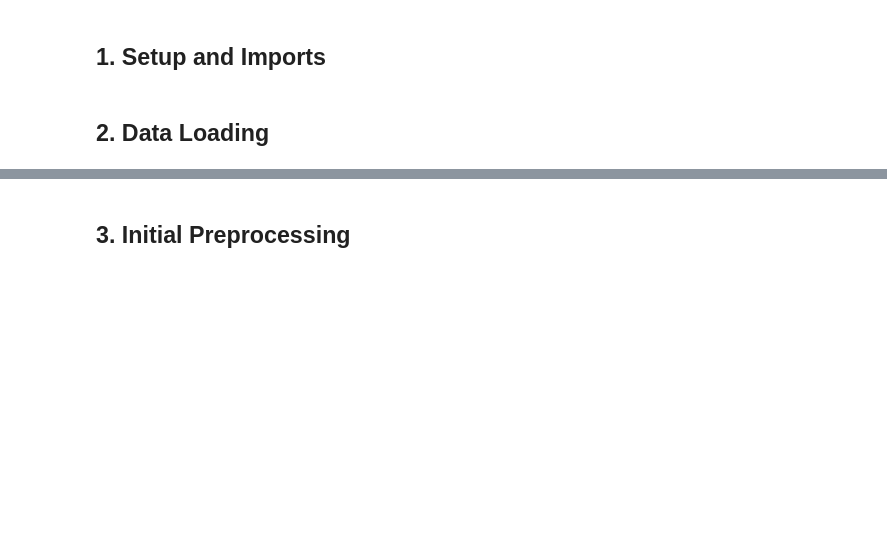
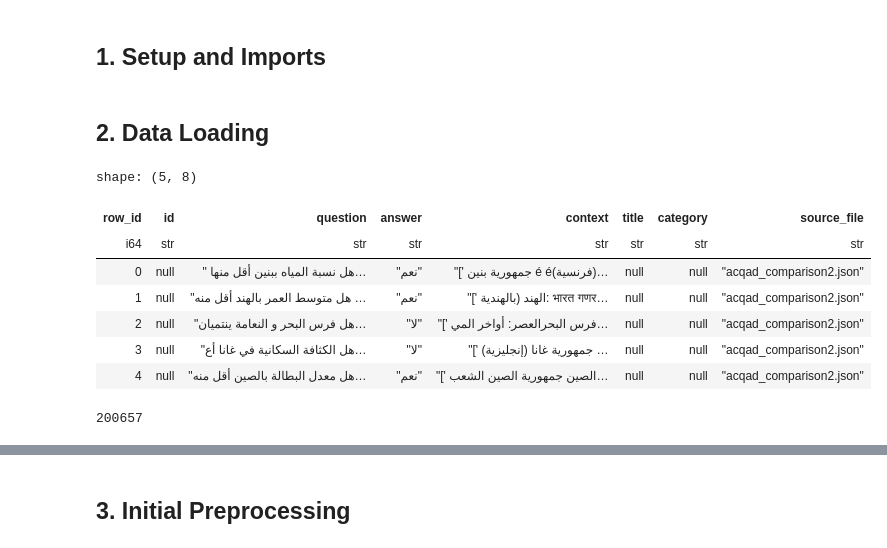
Before and after one commit to Achraftic/Arabic_Question_Answering, a Jupyter notebook: notebooks/data_pipeline.ipynb, the cells around one changed output, grey strips where cells are left out. Drawn from its saved outputs; the diff is of its cells as text; code cells hidden in the pictures; blank space fills up the shorter version.

```diff
--- a/notebooks/data_pipeline.ipynb
+++ b/notebooks/data_pipeline.ipynb
@@ -17,3 +17,18 @@ sns.set_theme(style="whitegrid", palette="muted")
 ## 2. Data Loading
 # %%
  df_polars = pl.read_csv("../dataset/merged_arabic_qa.csv")
+# %%
+df_polars.head()
+# %% [output]
+shape: (5, 8)
+| row_id | id | question | answer | context | title | category | source_file |
+| i64 | str | str | str | str | str | str | str |
+| 0 | null | " هل نسبة المياه ببنين أقل منها… | "نعم" | "[' جمهورية بنين é é(فرنسية)… | null | null | "acqad_comparison2.json" |
+| 1 | null | "هل متوسط العمر بالهند أقل منه … | "نعم" | "[' الهند (بالهندية: भारत गणर… | null | null | "acqad_comparison2.json" |
+| 2 | null | "هل فرس البحر و النعامة ينتميان… | "لا" | "[' فرس البحرالعصر: أواخر المي… | null | null | "acqad_comparison2.json" |
+| 3 | null | "هل الكثافة السكانية في غانا أع… | "لا" | "[' جمهورية غانا (إنجليزية) … | null | null | "acqad_comparison2.json" |
+| 4 | null | "هل معدل البطالة بالصين أقل منه… | "نعم" | "[' الصين جمهورية الصين الشعب… | null | null | "acqad_comparison2.json" |
+# %%
+len(df_polars)
+# %% [output]
+200657
```
Also changed, not shown: parts of 4 cells of this notebook, 8 other files.
